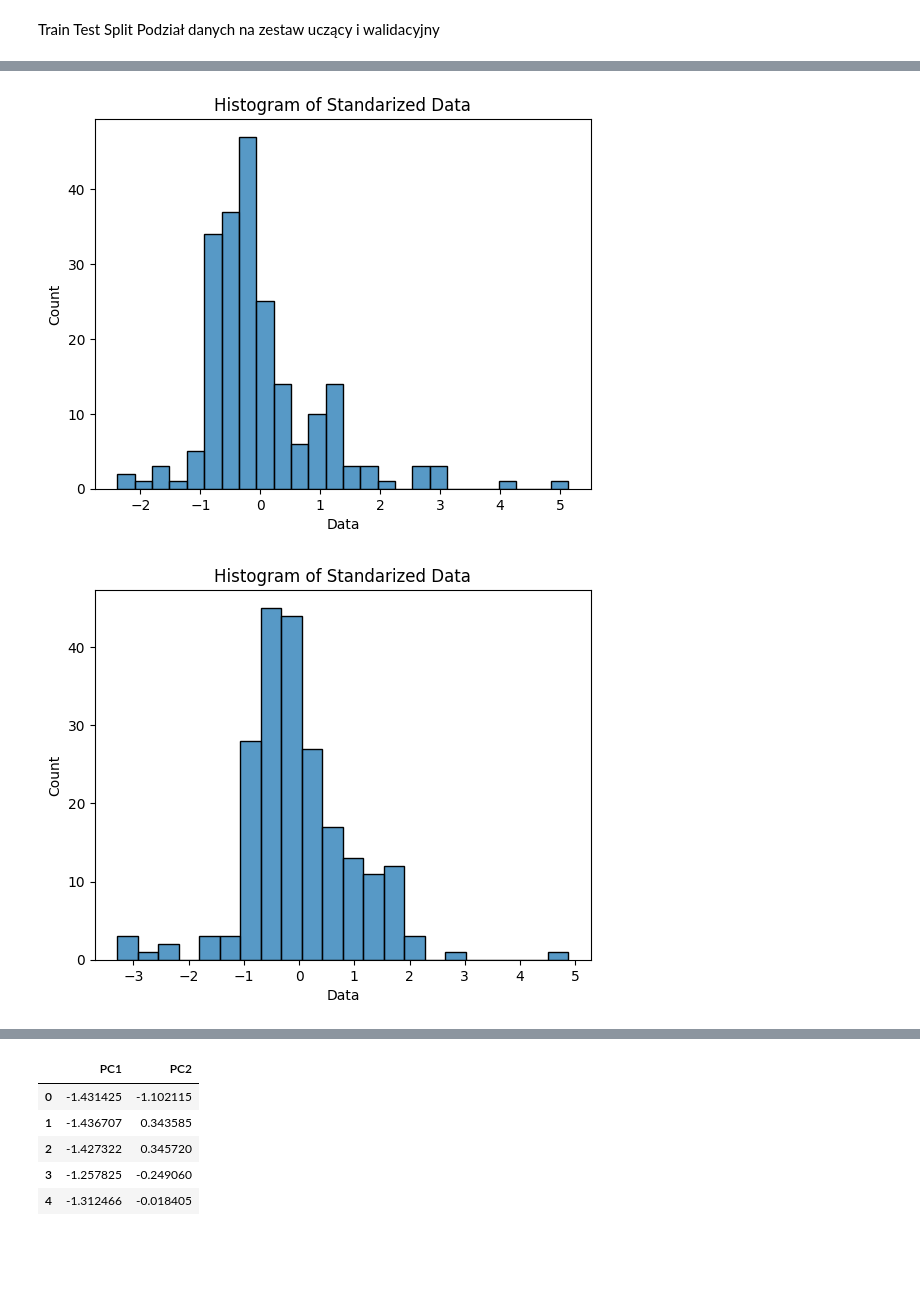
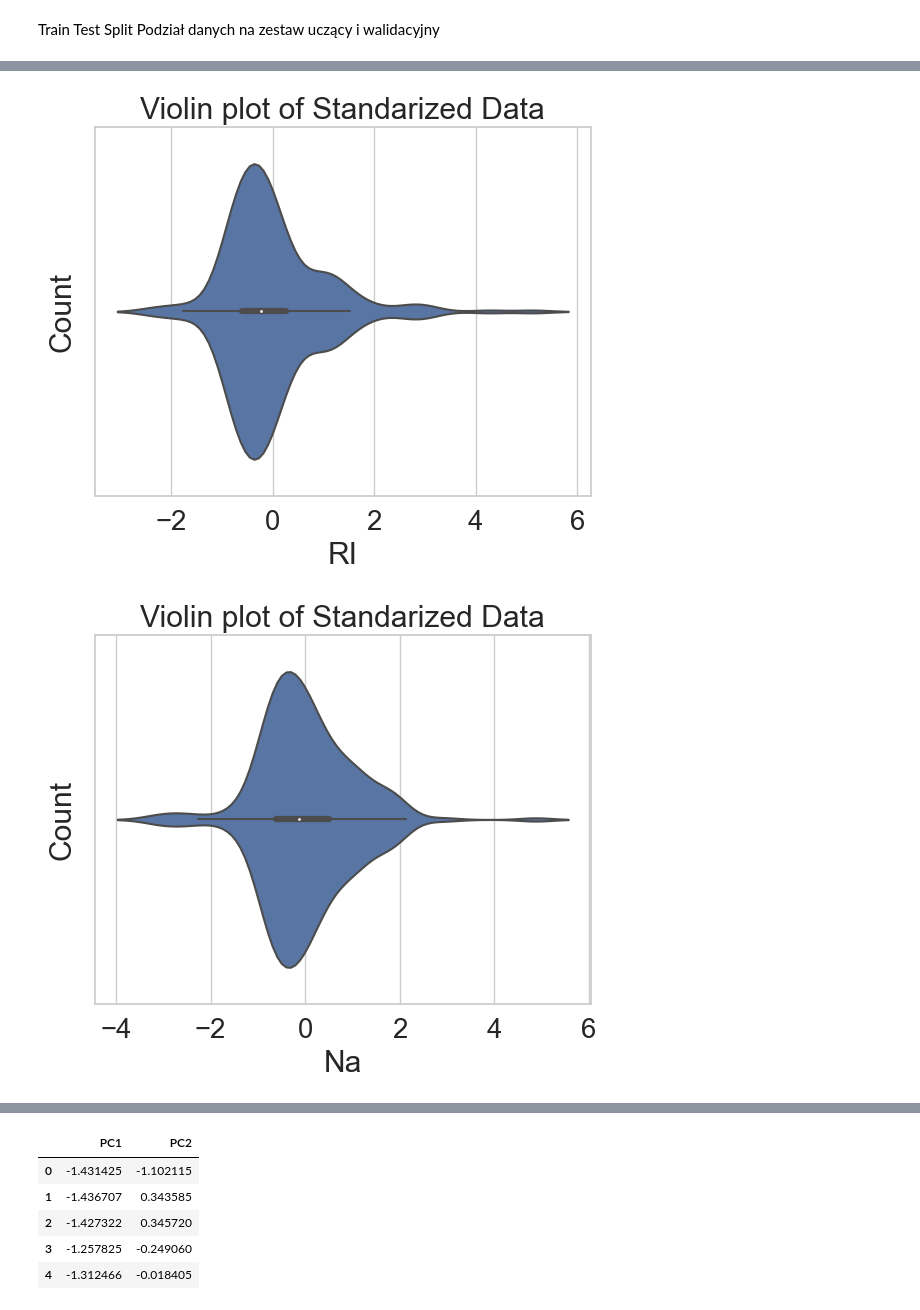
Before and after one commit to Filipstrozik/SztucznaInteligencja, a Jupyter notebook: Z4/z4.ipynb, the cells around one changed output, grey strips where cells are left out. Saved outputs shown, nothing was run; the diff lists cells and outputs as text; code cells hidden in the pictures; blank space fills up the shorter version.

```diff
--- a/Z4/z4.ipynb
+++ b/Z4/z4.ipynb
@@ -104,0 +133,5 @@ plt.show()
+# %%
+import seaborn as sns
+sns.set(style="whitegrid", font_scale=1.8)
+plt.subplots(figsize = (15,8))
+sns.countplot(x="Type", data=glass_data, palette="Set2")
@@ -186,15 +231,14 @@ print(X_train.shape, X_val.shape, y_train.shape, y_val.shape)
 # %%
-# normalizacja, standaryzacja, dyskretyzacja, selekcja cech, PCA
-# normlaize data and store it in normalized_X variable
+# Normalizer
 normalized_X = Normalizer().fit_transform(X)
-# show first 5 rows of normalized_X
+
 normalized_X_DF = pd.DataFrame(normalized_X, columns=X.columns)
 
-# show results as a histogram
+# show results as a violin plot of each column
 
 for column in normalized_X_DF.columns:
-    sns.histplot(data=normalized_X_DF[column])
-    plt.xlabel('Data')
+    sns.violinplot(x=normalized_X_DF[column])
+    plt.xlabel(normalized_X_DF[column].name)
     plt.ylabel('Count')
     plt.title('Histogram of Normalized Data')
     plt.show()
@@ -211,18 +255,16 @@ for column in normalized_X_DF.columns:
 # %%
 # standarize data and store it in standarized_X variable
 standarized_X = StandardScaler().fit_transform(X)
 # show first 5 rows of standarized_X
 standarized_X_DF = pd.DataFrame(standarized_X, columns=X.columns)
 
-# show results as a histogram
-
-#  i want to display histogram of eacy column in standarized_X_DF
+#  i want to display histogram of eacy column in standarized_X_DF as a violin plot
 for column in standarized_X_DF.columns:
-    sns.histplot(data=standarized_X_DF[column])
-    plt.xlabel('Data')
+    sns.violinplot(x=standarized_X_DF[column])
+    plt.xlabel(standarized_X_DF[column].name)
     plt.ylabel('Count')
-    plt.title('Histogram of Standarized Data')
+    plt.title('Violin plot of Standarized Data')
     plt.show()
 # %% [output]
-[figure, old version]
+[figure, new version]
-[figure, old version]
+[figure, new version]
```
Also changed, not shown: parts of 28 cells of this notebook.
